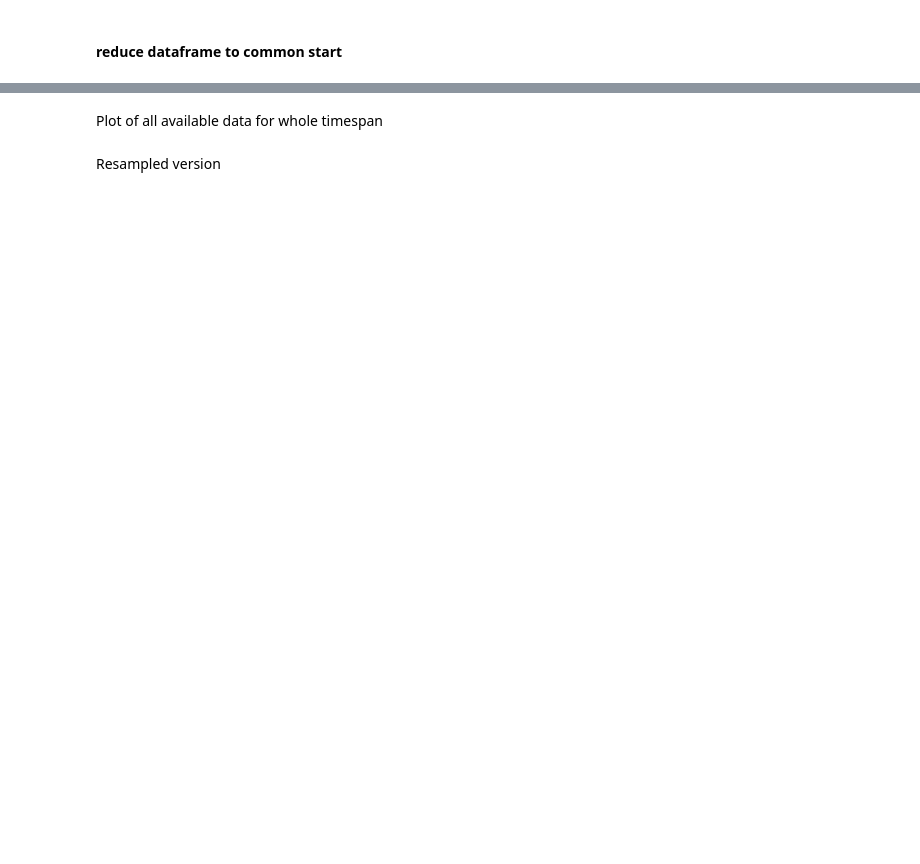
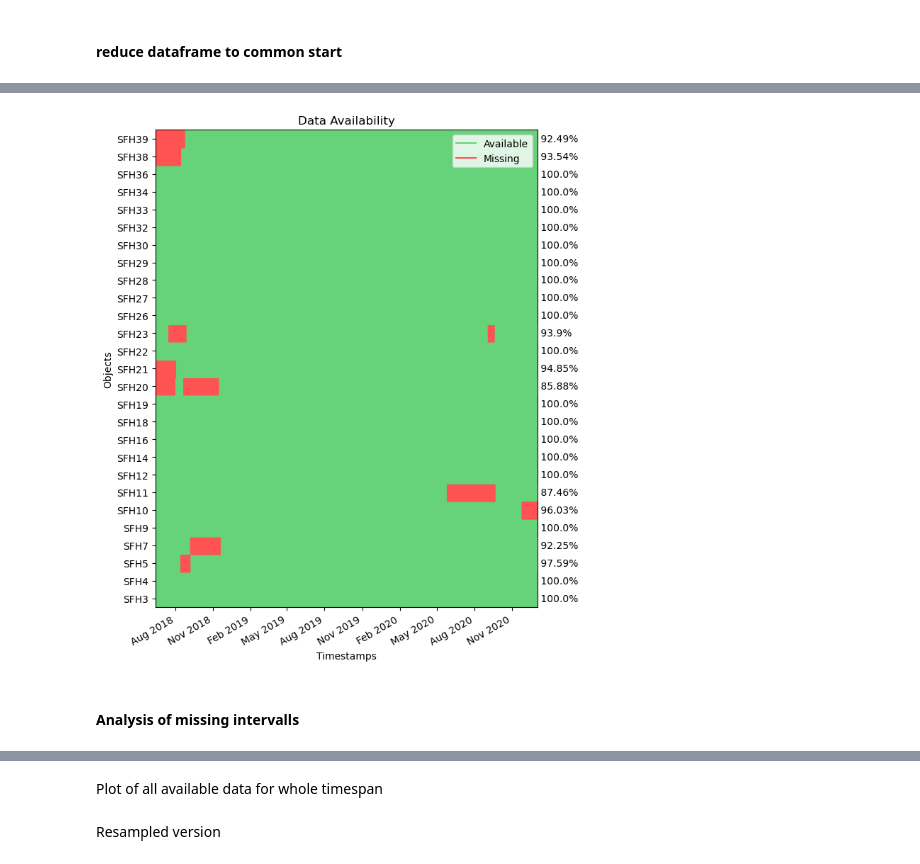
Before and after one commit to jowie1508/Bachelorarbeit, a Jupyter notebook: ReadHDF5/load_data_analysis.ipynb, the cells around one changed output, grey strips where cells are left out. Saved outputs shown, nothing was run; the diff lists cells and outputs as text; code cells hidden in the pictures; blank space fills up the shorter version.

Commit message:
restructure load analysis notebook

```diff
--- a/ReadHDF5/load_data_analysis.ipynb
+++ b/ReadHDF5/load_data_analysis.ipynb
@@ -167,17 +192,2 @@ for column in df_result.columns:
 # %% [markdown]
 #### reduce dataframe to common start
-# %%
-counter = 0
-for column in df_result.columns:
-    df = df_result[column].to_frame()
-    intervalls = get_missing_intervalls(df, column)
-
-    if counter == 0:
-        begin_index = intervalls[0][1]
-        counter = 1
-    else:
-        if intervalls[0][1] < begin_index:
-            print(column + " " + str(intervalls[0][1]))
-            begin_index = intervalls[0][1]
-
-print(begin_index)
@@ -257,0 +238,21 @@ df_3.index = pd.to_datetime(df_3.index, unit='s')
+# %%
+threshold = 0.85
+column_list=[]
+missing_list=[]
+incomplete_list = []
+complete_list = []
+for column in df_reduced.columns:
+    percentage = df_reduced[column].sum()/len(df_reduced)
+    if percentage > threshold:
+        if percentage != 1:
+            incomplete_list.append(column)
+        if percentage ==1:
+            complete_list.append(column)
+        column_list.append(column)
+    else:
+        missing_list.append(column)
+
+print('reduced to {} datasets'.format(len(column_list)))
+
+plot_data_availability(df_reduced[column_list])
+# %% [output]
@@ -257,0 +261,3 @@ df_3.index = pd.to_datetime(df_3.index, unit='s')
+[figure, added]
+# %% [markdown]
+#### Analysis of missing intervalls
```
Also changed, not shown: parts of 63 cells of this notebook.
